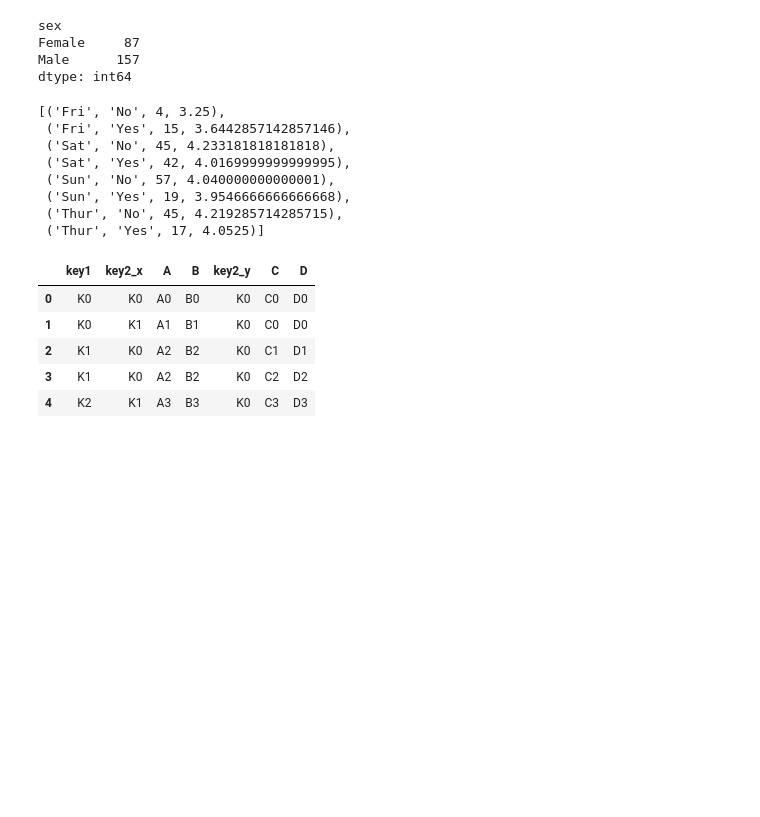
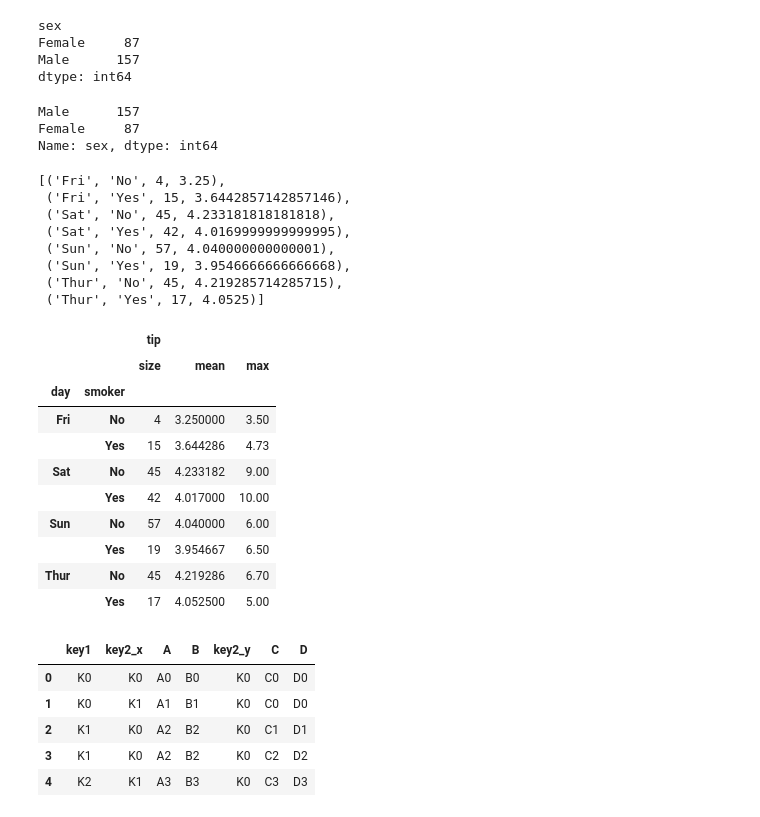
Before and after one commit to einsfeld/BCDataScience1T22N, a Jupyter notebook: Pandas/Pandas(Introducao).ipynb, the cells around one changed output. Saved outputs shown, nothing was run; the diff lists cells and outputs as text; code cells hidden in the pictures; blank space fills up the shorter version.

```diff
--- a/Pandas/Pandas(Introducao).ipynb
+++ b/Pandas/Pandas(Introducao).ipynb
@@ -470,3 +563,4 @@ cursor.execute(sql_select).fetchall()
  (10, 10.27, None, 'Male', 'No', 'Sun', 'Dinner', 2)]
 # %%
 ##  loc[row_index,name_column]
+tips.loc[tips['tip'] < 3.0,'tip'] = None
@@ -484,6 +603,12 @@ sex
 Female     87
 Male      157
 dtype: int64
+# %%
+tips['sex'].value_counts()
+# %% [output]
+Male      157
+Female     87
+Name: sex, dtype: int64
 # %%
 sql_groupBy2 = 'SELECT day,smoker,count(*), avg(tip) from tipsDBSQL\
                 GROUP BY day, smoker'
@@ -503,3 +626,18 @@ cursor.execute(sql_groupBy2).fetchall()
+# %%
+### Pandas ###
+tips.groupby(['day','smoker']).agg({"tip":['size','mean','max']})
+# %% [output]
+|  |  | tip |  |  |
+|  |  | size | mean | max |
+| day | smoker |  |  |  |
+| Fri | No | 4 | 3.250000 | 3.50 |
+|  | Yes | 15 | 3.644286 | 4.73 |
+| Sat | No | 45 | 4.233182 | 9.00 |
+|  | Yes | 42 | 4.017000 | 10.00 |
+| Sun | No | 57 | 4.040000 | 6.00 |
+|  | Yes | 19 | 3.954667 | 6.50 |
+| Thur | No | 45 | 4.219286 | 6.70 |
+|  | Yes | 17 | 4.052500 | 5.00 |
 # %%
 import numpy as np
 values = np.random.randn(4)
```
Also changed, not shown: parts of 23 cells of this notebook.
